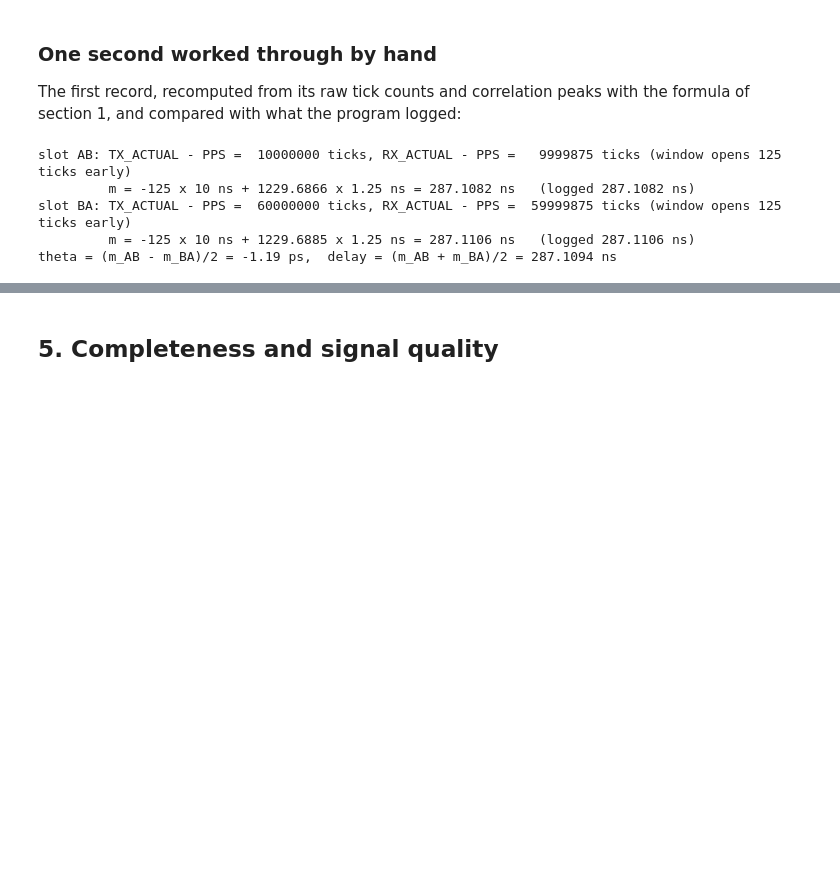
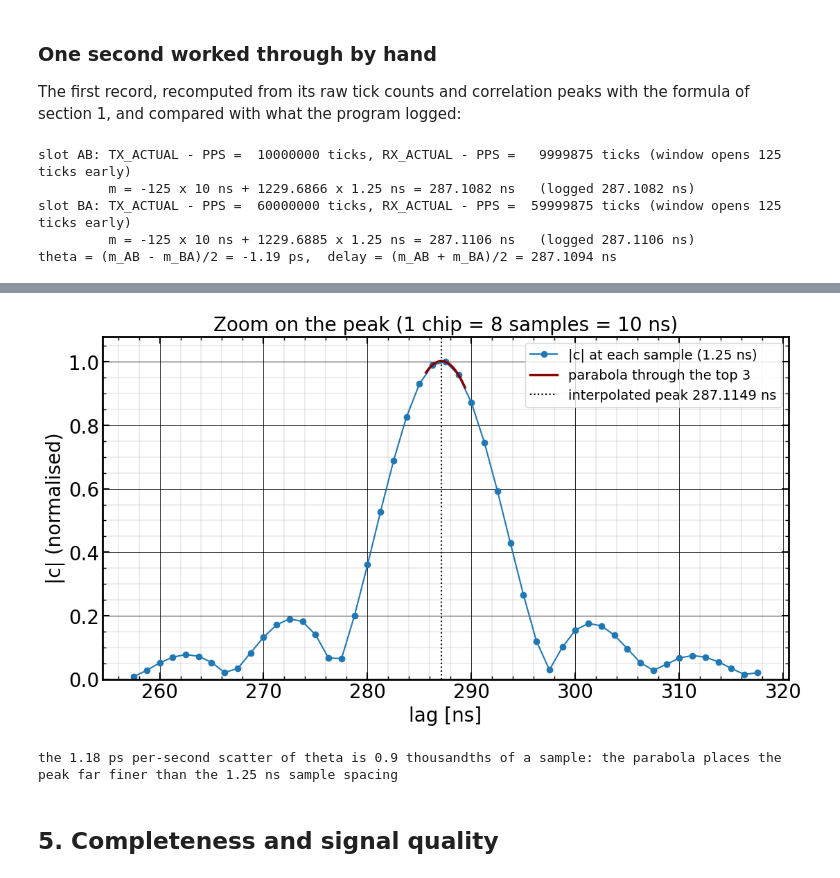
Before and after one commit to felipe-mazzi/PRN, a Jupyter notebook: TWTT_selftest_Oct_27.ipynb, the cells around one changed output, grey strips where cells are left out. Cells and saved outputs as stored; diff of their text form; code cells hidden in the pictures; blank space fills up the shorter version.

```diff
--- a/TWTT_selftest_Oct_27.ipynb
+++ b/TWTT_selftest_Oct_27.ipynb
@@ -177,3 +252,23 @@ theta = (m_AB - m_BA)/2 = -1.19 ps,  delay = (m_AB + m_BA)/2 = 287.1094 ns
+# %%
+k = pk.integer_index
+w = np.arange(k - 24, k + 25)
+a, b, c_ = mag[k - 1], mag[k], mag[k + 1]
+xs = np.linspace(-1.5, 1.5, 200)
+parab = b + 0.5 * (c_ - a) * xs + 0.5 * (a - 2 * b + c_) * xs ** 2
+fig, ax = plt.subplots(1, 1, figsize=(11, 6), layout='constrained')
+ax.plot(w * 1.25, mag[w] / b, "o-", ms=6, lw=1.5, color="tab:blue", label="|c| at each sample (1.25 ns)")
+ax.plot((k + xs) * 1.25, parab / b, "-", color="darkred", lw=2.5, label="parabola through the top 3")
+ax.axvline(pk.index * 1.25, color="k", ls=":", lw=1.5, label=f"interpolated peak {pk.index * 1.25:.4f} ns")
+ax.set_ylim(0, 1.08)
+ax.set_xlabel("lag [ns]"); ax.set_ylabel("|c| (normalised)")
+ax.set_title("Zoom on the peak (1 chip = 8 samples = 10 ns)", fontsize=20)
+ax.legend(fontsize=14, loc="upper right"); grids(ax)
+fig.savefig(FIG / "correlation_peak.png", dpi=150); plt.show()
+print(f"the 1.18 ps per-second scatter of theta is {1.18e-3 / 1.25 * 1e3:.1f} thousandths of a sample: "
+      f"the parabola places the peak far finer than the 1.25 ns sample spacing")
+# %% [output]
+[figure, added]
+the 1.18 ps per-second scatter of theta is 0.9 thousandths of a sample: the parabola places the peak far finer than the 1.25 ns sample spacing
 # %% [markdown]
 ## 5. Completeness and signal quality
 # %%
```
Also changed, not shown: parts of 7 cells of this notebook, 4 other files.
